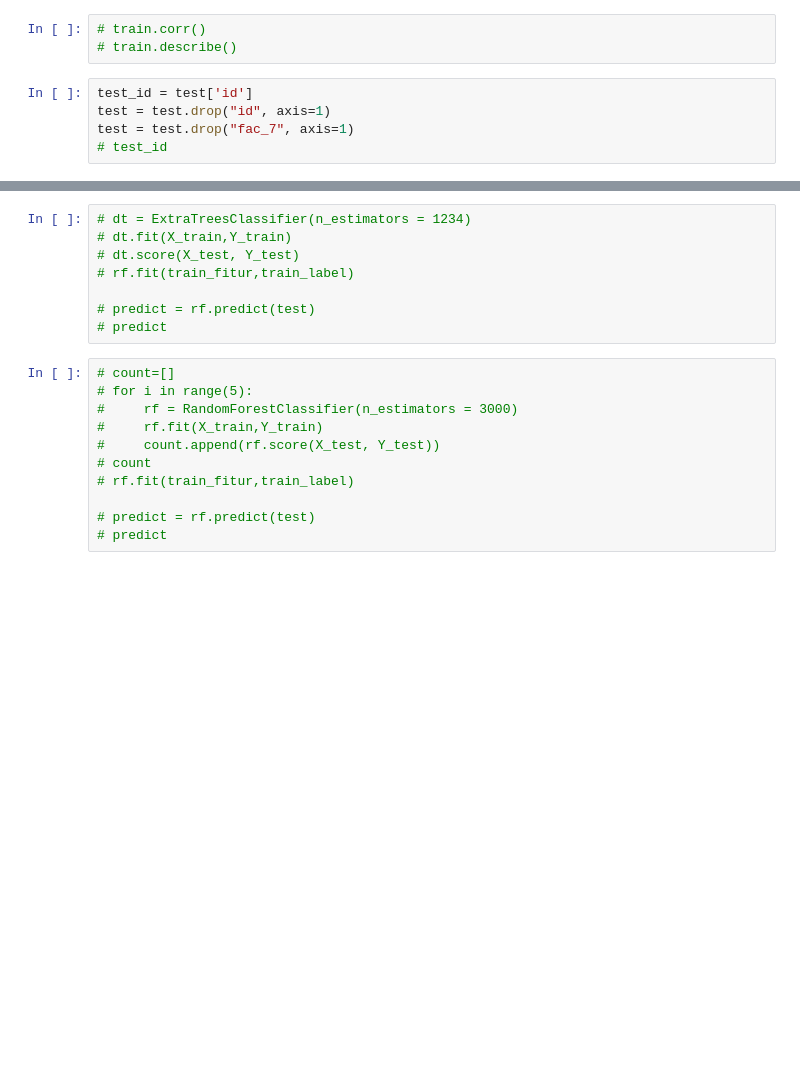
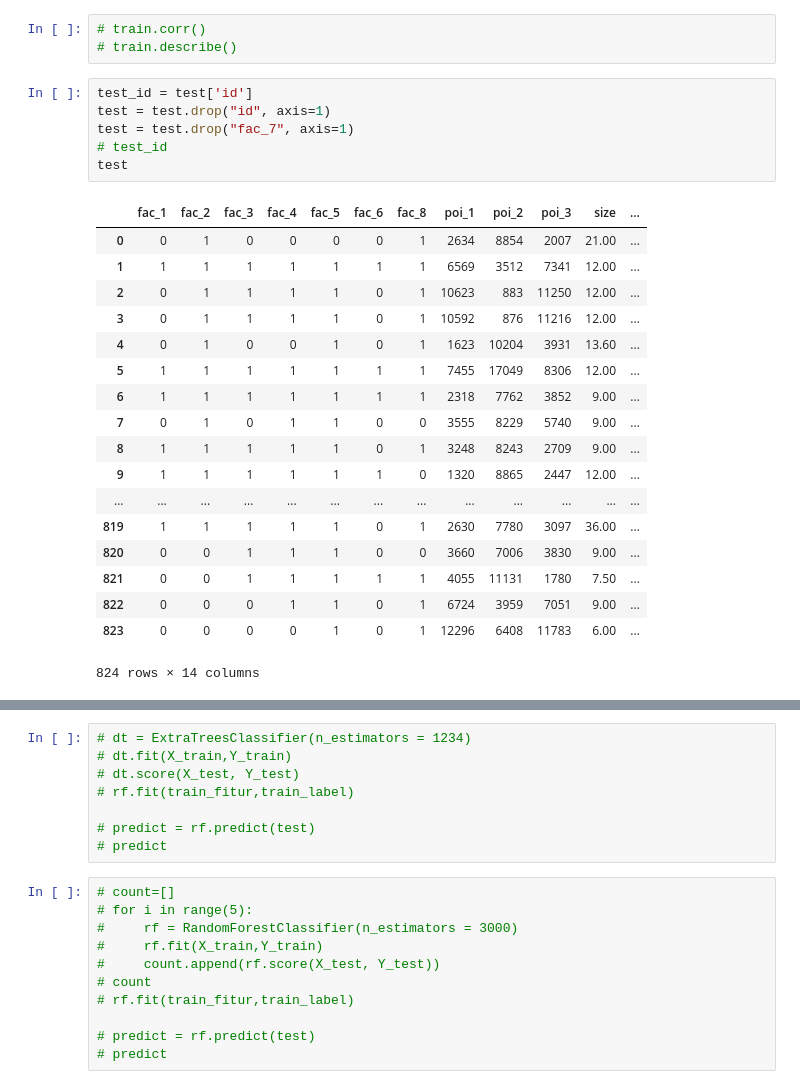
Before and after one commit to FarhanSetyaD/DataMining-Competition-JOINTS-UGM-2019, a Jupyter notebook: Preprocessing.ipynb, the cells around one changed output, grey strips where cells are left out. Drawn from its saved outputs; the diff is of its cells as text; blank space fills up the shorter version.

```diff
--- a/Preprocessing.ipynb
+++ b/Preprocessing.ipynb
@@ -55,6 +113,26 @@ test = pd.read_csv('test_data.csv')
 # %%
 test_id = test['id']
 test = test.drop("id", axis=1)
 test = test.drop("fac_7", axis=1)
 # test_id
+test
+# %% [output]
+|  | fac_1 | fac_2 | fac_3 | fac_4 | fac_5 | fac_6 | fac_8 | poi_1 | poi_2 | poi_3 | size | ... |
+| 0 | 0 | 1 | 0 | 0 | 0 | 0 | 1 | 2634 | 8854 | 2007 | 21.00 | ... |
+| 1 | 1 | 1 | 1 | 1 | 1 | 1 | 1 | 6569 | 3512 | 7341 | 12.00 | ... |
+| 2 | 0 | 1 | 1 | 1 | 1 | 0 | 1 | 10623 | 883 | 11250 | 12.00 | ... |
+| 3 | 0 | 1 | 1 | 1 | 1 | 0 | 1 | 10592 | 876 | 11216 | 12.00 | ... |
+| 4 | 0 | 1 | 0 | 0 | 1 | 0 | 1 | 1623 | 10204 | 3931 | 13.60 | ... |
+| 5 | 1 | 1 | 1 | 1 | 1 | 1 | 1 | 7455 | 17049 | 8306 | 12.00 | ... |
+| 6 | 1 | 1 | 1 | 1 | 1 | 1 | 1 | 2318 | 7762 | 3852 | 9.00 | ... |
+| 7 | 0 | 1 | 0 | 1 | 1 | 0 | 0 | 3555 | 8229 | 5740 | 9.00 | ... |
+| 8 | 1 | 1 | 1 | 1 | 1 | 0 | 1 | 3248 | 8243 | 2709 | 9.00 | ... |
+| 9 | 1 | 1 | 1 | 1 | 1 | 1 | 0 | 1320 | 8865 | 2447 | 12.00 | ... |
+| ... | ... | ... | ... | ... | ... | ... | ... | ... | ... | ... | ... | ... |
+| 819 | 1 | 1 | 1 | 1 | 1 | 0 | 1 | 2630 | 7780 | 3097 | 36.00 | ... |
+| 820 | 0 | 0 | 1 | 1 | 1 | 0 | 0 | 3660 | 7006 | 3830 | 9.00 | ... |
+| 821 | 0 | 0 | 1 | 1 | 1 | 1 | 1 | 4055 | 11131 | 1780 | 7.50 | ... |
+| 822 | 0 | 0 | 0 | 1 | 1 | 0 | 1 | 6724 | 3959 | 7051 | 9.00 | ... |
+| 823 | 0 | 0 | 0 | 0 | 1 | 0 | 1 | 12296 | 6408 | 11783 | 6.00 | ... |
+824 rows × 14 columns
 # %%
```
Also changed, not shown: parts of 10 cells of this notebook, 1 other file.
